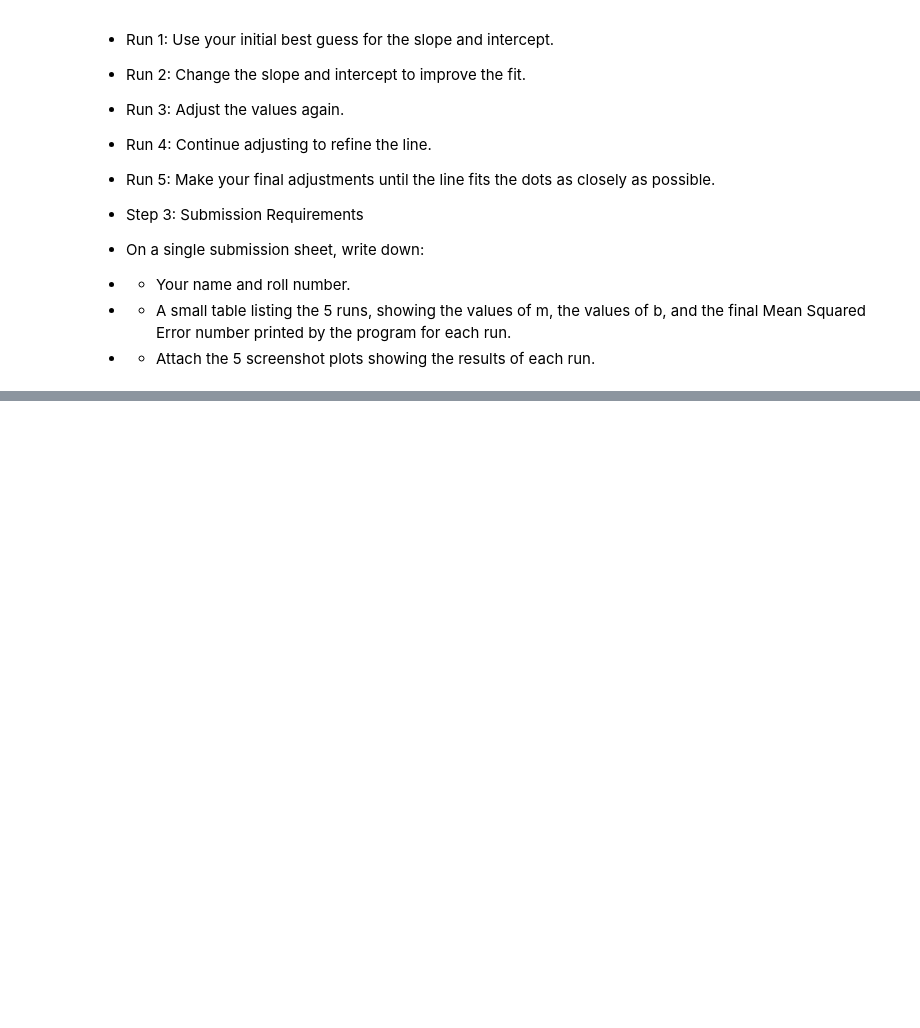
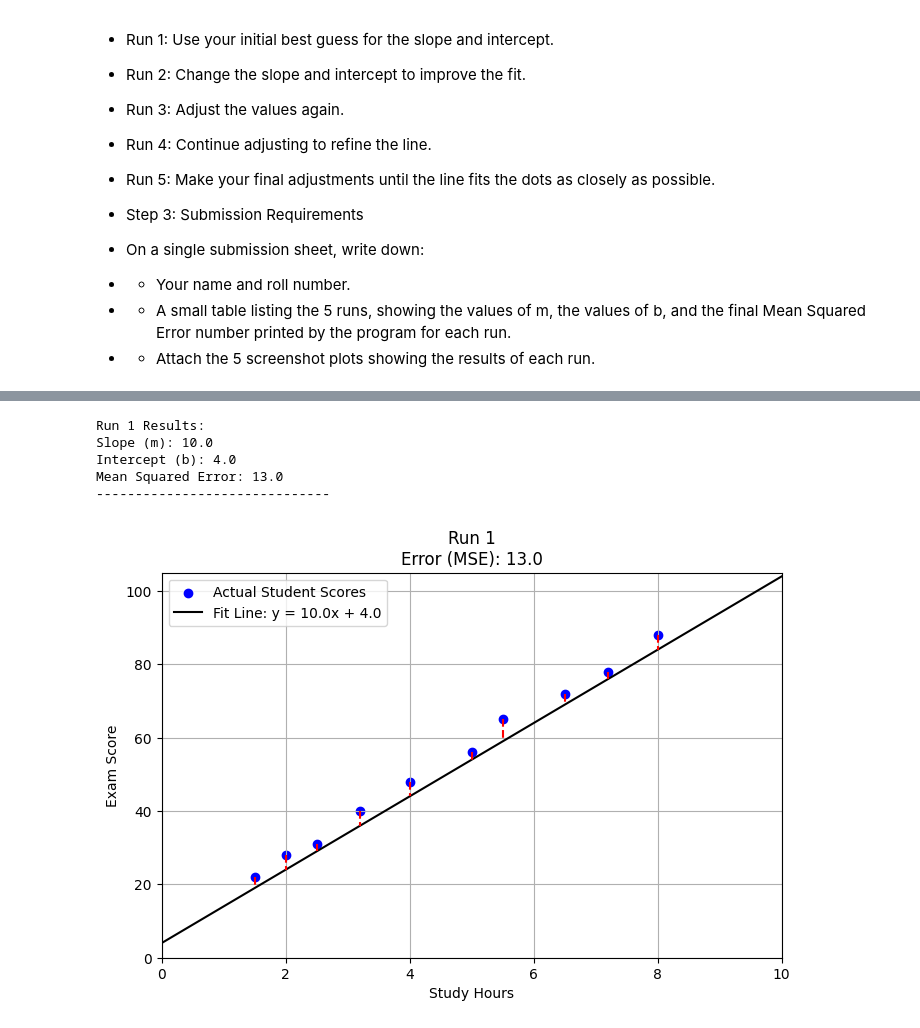
Before and after one commit to hammadshakeelai/Machine-Learning, a Jupyter notebook: ML.ipynb, the cells around one changed output, grey strips where cells are left out. Cells and saved outputs as stored; diff of their text form; code cells hidden in the pictures; blank space fills up the shorter version.

```diff
--- a/ML.ipynb
+++ b/ML.ipynb
@@ -106,0 +134,9 @@ Mean Squared Error: 1610.19
+# %%
+run_linear_regression(m=10.0, b=4.0, run_number=1)
+# %% [output]
+Run 1 Results:
+Slope (m): 10.0
+Intercept (b): 4.0
+Mean Squared Error: 13.0
+------------------------------
+[figure, added]
```
Also changed, not shown: parts of 6 cells of this notebook.
